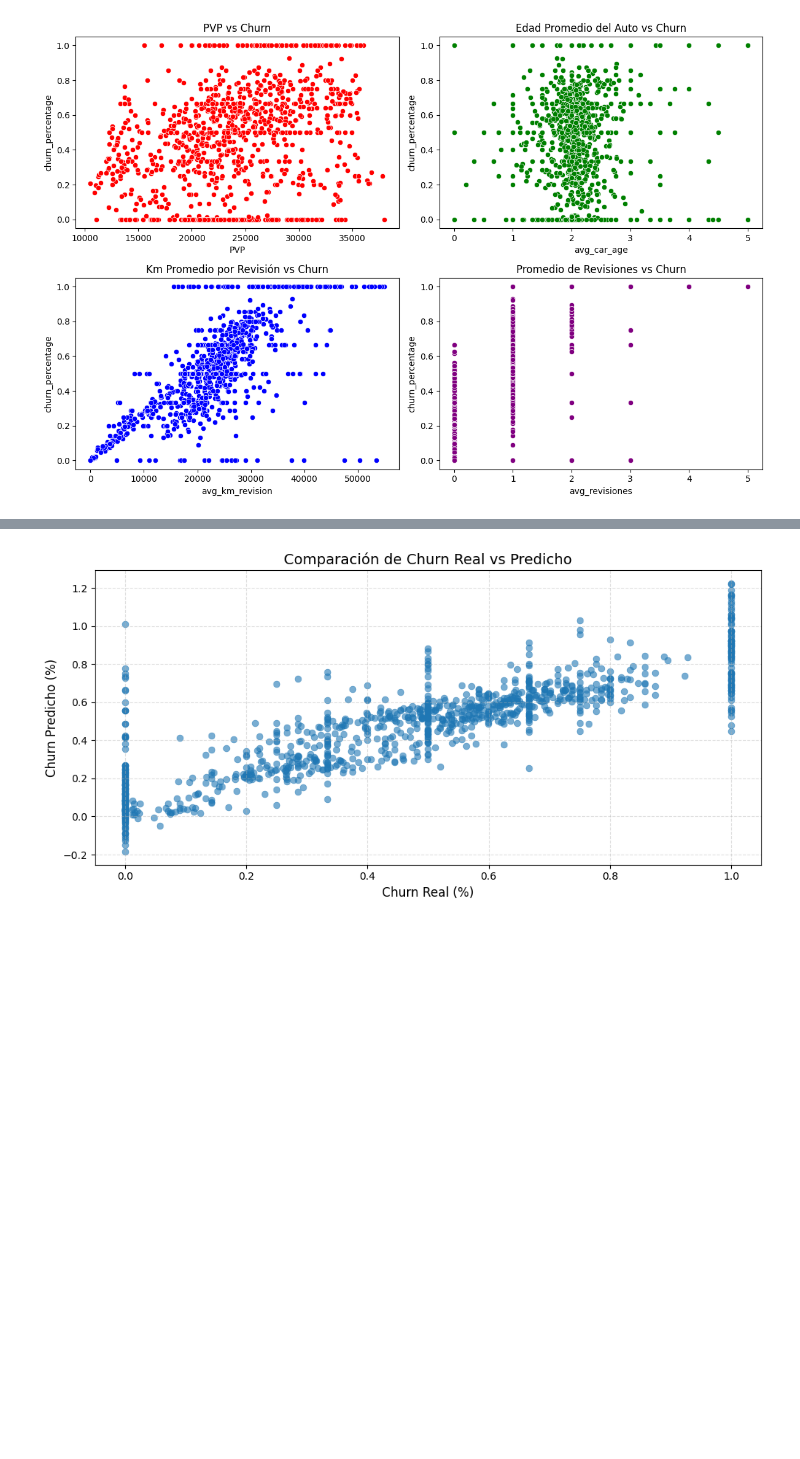
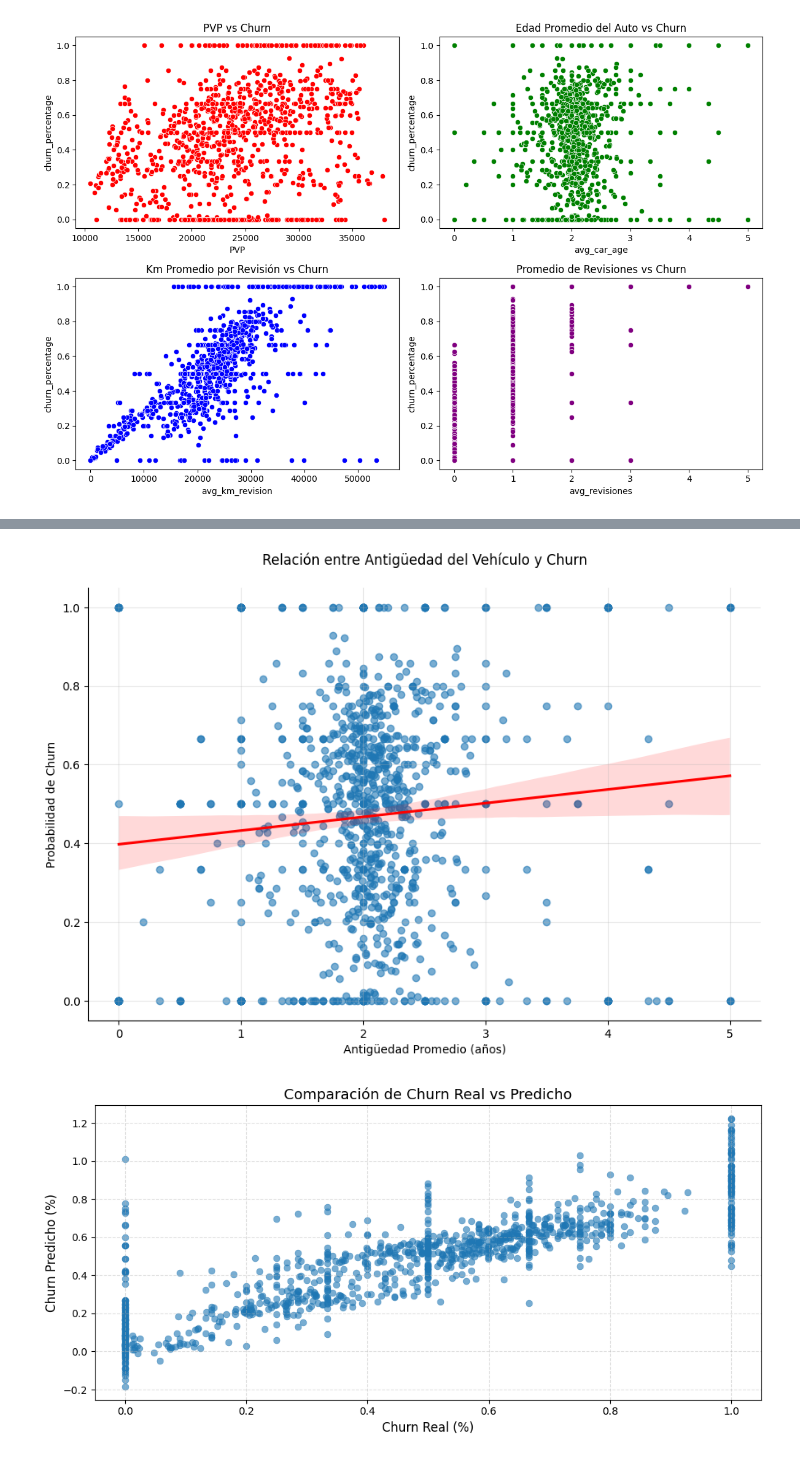
Before and after one commit to josean9/Tarea-1-de-azure, a Jupyter notebook: regresion/regresion.ipynb, the cells around one changed output, grey strips where cells are left out. Drawn from its saved outputs; the diff is of its cells as text; code cells hidden in the pictures; blank space fills up the shorter version.

```diff
--- a/regresion/regresion.ipynb
+++ b/regresion/regresion.ipynb
@@ -96,3 +116,19 @@ plt.show()
+# %%
+sns.lmplot(x='avg_car_age',
+           y='churn_percentage',
+           data=df,
+           height=6,
+           aspect=1.5,
+           scatter_kws={'alpha':0.6},
+           line_kws={'color':'red'})
+
+plt.title('Relación entre Antigüedad del Vehículo y Churn', pad=20)
+plt.xlabel('Antigüedad Promedio (años)')
+plt.ylabel('Probabilidad de Churn')
+plt.grid(True, alpha=0.3)
+plt.show()
+# %% [output]
+[figure, added]
 # %%
 # Obtener las predicciones de churn usando el modelo entrenado
 y_pred = model.predict(df[['PVP', 'avg_car_age', 'avg_km_revision', 'avg_revisiones']])
```
Also changed, not shown: parts of 2 cells of this notebook.
